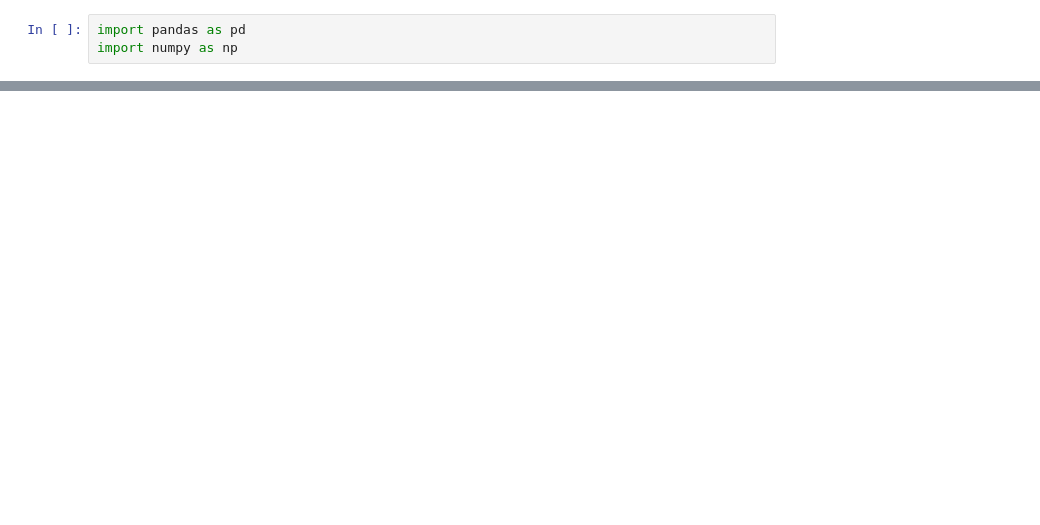
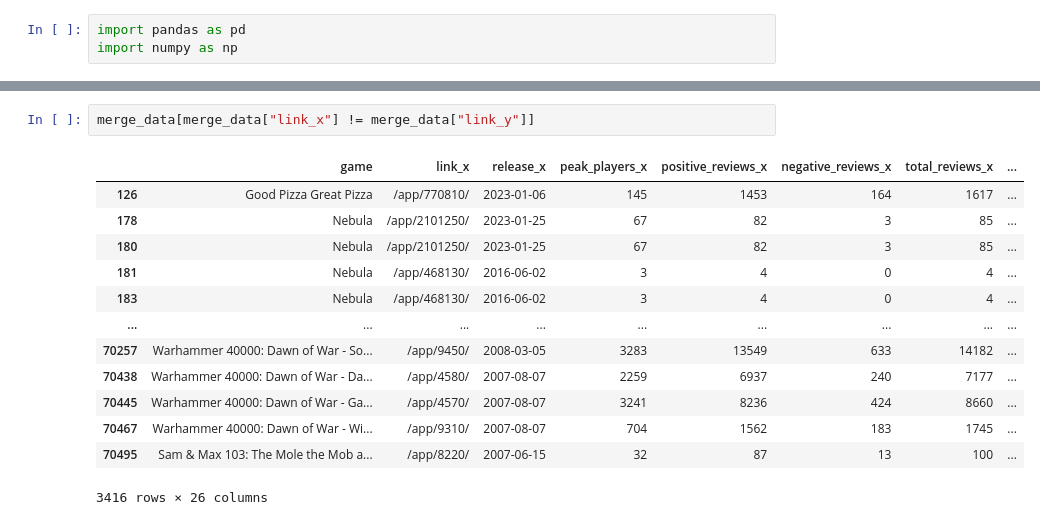
Before and after one commit to infoshareacademy/jdszr14-Data_Geeks, a Jupyter notebook: Projekt_Python/src/read_data.ipynb, the cells around one changed output, grey strips where cells are left out. Drawn from its saved outputs; the diff is of its cells as text; blank space fills up the shorter version.

```diff
--- a/Projekt_Python/src/read_data.ipynb
+++ b/Projekt_Python/src/read_data.ipynb
@@ -38,0 +136,16 @@ games_release
+# %%
+merge_data[merge_data["link_x"] != merge_data["link_y"]]
+# %% [output]
+|  | game | link_x | release_x | peak_players_x | positive_reviews_x | negative_reviews_x | total_reviews_x | ... |
+| 126 | Good Pizza Great Pizza | /app/770810/ | 2023-01-06 | 145 | 1453 | 164 | 1617 | ... |
+| 178 | Nebula | /app/2101250/ | 2023-01-25 | 67 | 82 | 3 | 85 | ... |
+| 180 | Nebula | /app/2101250/ | 2023-01-25 | 67 | 82 | 3 | 85 | ... |
+| 181 | Nebula | /app/468130/ | 2016-06-02 | 3 | 4 | 0 | 4 | ... |
+| 183 | Nebula | /app/468130/ | 2016-06-02 | 3 | 4 | 0 | 4 | ... |
+| ... | ... | ... | ... | ... | ... | ... | ... | ... |
+| 70257 | Warhammer 40000: Dawn of War - So... | /app/9450/ | 2008-03-05 | 3283 | 13549 | 633 | 14182 | ... |
+| 70438 | Warhammer 40000: Dawn of War - Da... | /app/4580/ | 2007-08-07 | 2259 | 6937 | 240 | 7177 | ... |
+| 70445 | Warhammer 40000: Dawn of War - Ga... | /app/4570/ | 2007-08-07 | 3241 | 8236 | 424 | 8660 | ... |
+| 70467 | Warhammer 40000: Dawn of War - Wi... | /app/9310/ | 2007-08-07 | 704 | 1562 | 183 | 1745 | ... |
+| 70495 | Sam & Max 103: The Mole the Mob a... | /app/8220/ | 2007-06-15 | 32 | 87 | 13 | 100 | ... |
+3416 rows × 26 columns
```
Also changed, not shown: parts of 10 cells of this notebook.
